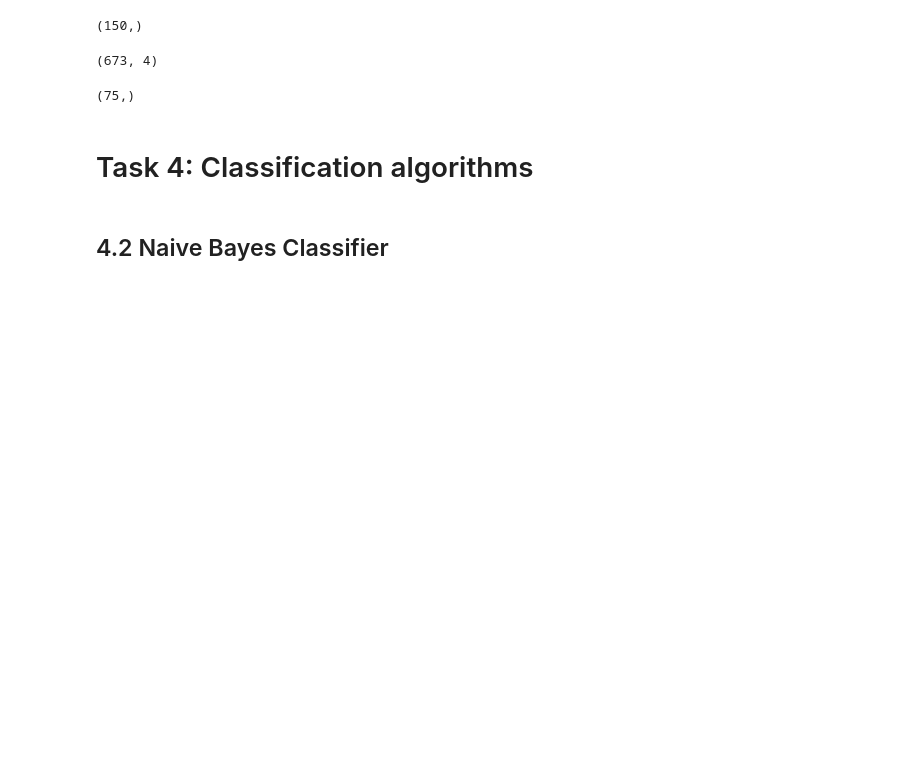
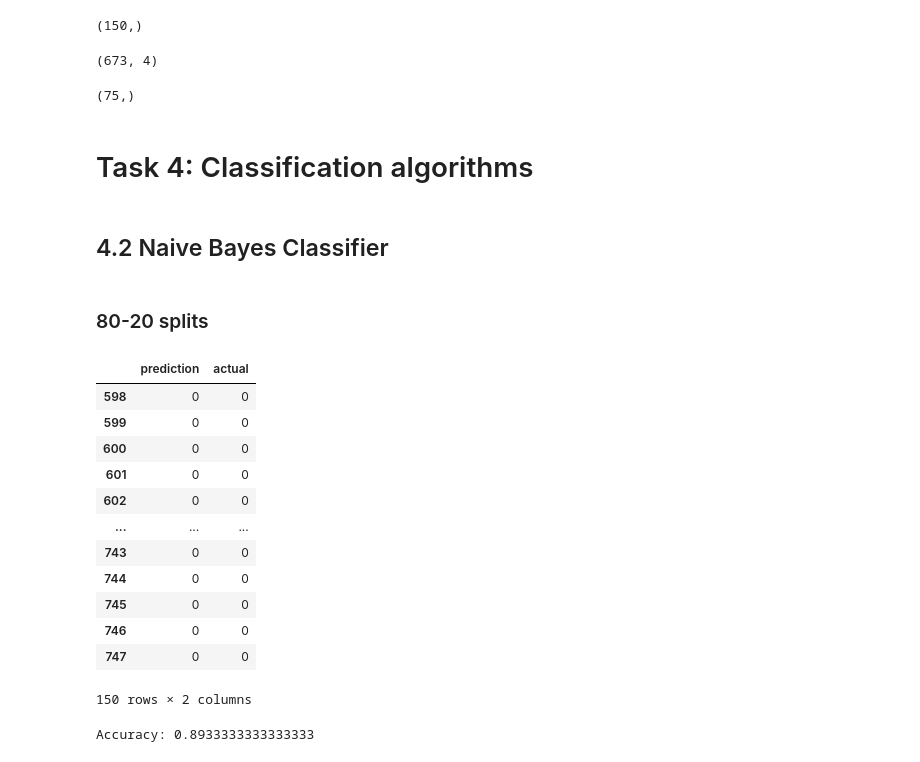
Before and after one commit to zazaferjancsik/Data-Analytics-Group-Project-3, a Jupyter notebook: Assignment3.ipynb, the cells around one changed output. Saved outputs shown, nothing was run; the diff lists cells and outputs as text; code cells hidden in the pictures; blank space fills up the shorter version.

```diff
--- a/Assignment3.ipynb
+++ b/Assignment3.ipynb
@@ -104,3 +104,35 @@ y_test9010.shape
 # Task 4: Classification algorithms
 # %% [markdown]
 ## 4.2 Naive Bayes Classifier
+# %% [markdown]
+### 80-20 splits
+# %%
+from sklearn.naive_bayes import GaussianNB
+clf = GaussianNB()
+clf.fit(x_train8020, y_train8020)
+y_pred8020 = clf.predict(x_test8020)
+# %%
+Naive_result8020 = {'prediction': y_pred8020,
+          'actual' : y_test8020}
+Naive_result8020= pd.DataFrame(Naive_result8020)
+Naive_result8020
+# %% [output]
+|  | prediction | actual |
+| 598 | 0 | 0 |
+| 599 | 0 | 0 |
+| 600 | 0 | 0 |
+| 601 | 0 | 0 |
+| 602 | 0 | 0 |
+| ... | ... | ... |
+| 743 | 0 | 0 |
+| 744 | 0 | 0 |
+| 745 | 0 | 0 |
+| 746 | 0 | 0 |
+| 747 | 0 | 0 |
+150 rows × 2 columns
+# %%
+from sklearn.metrics import accuracy_score, classification_report
+# Compare predicted labels with actual labels
+print("Accuracy:", accuracy_score(y_test8020, y_pred8020))
+# %% [output]
+Accuracy: 0.8933333333333333
```
Also changed, not shown: parts of 6 cells of this notebook.
